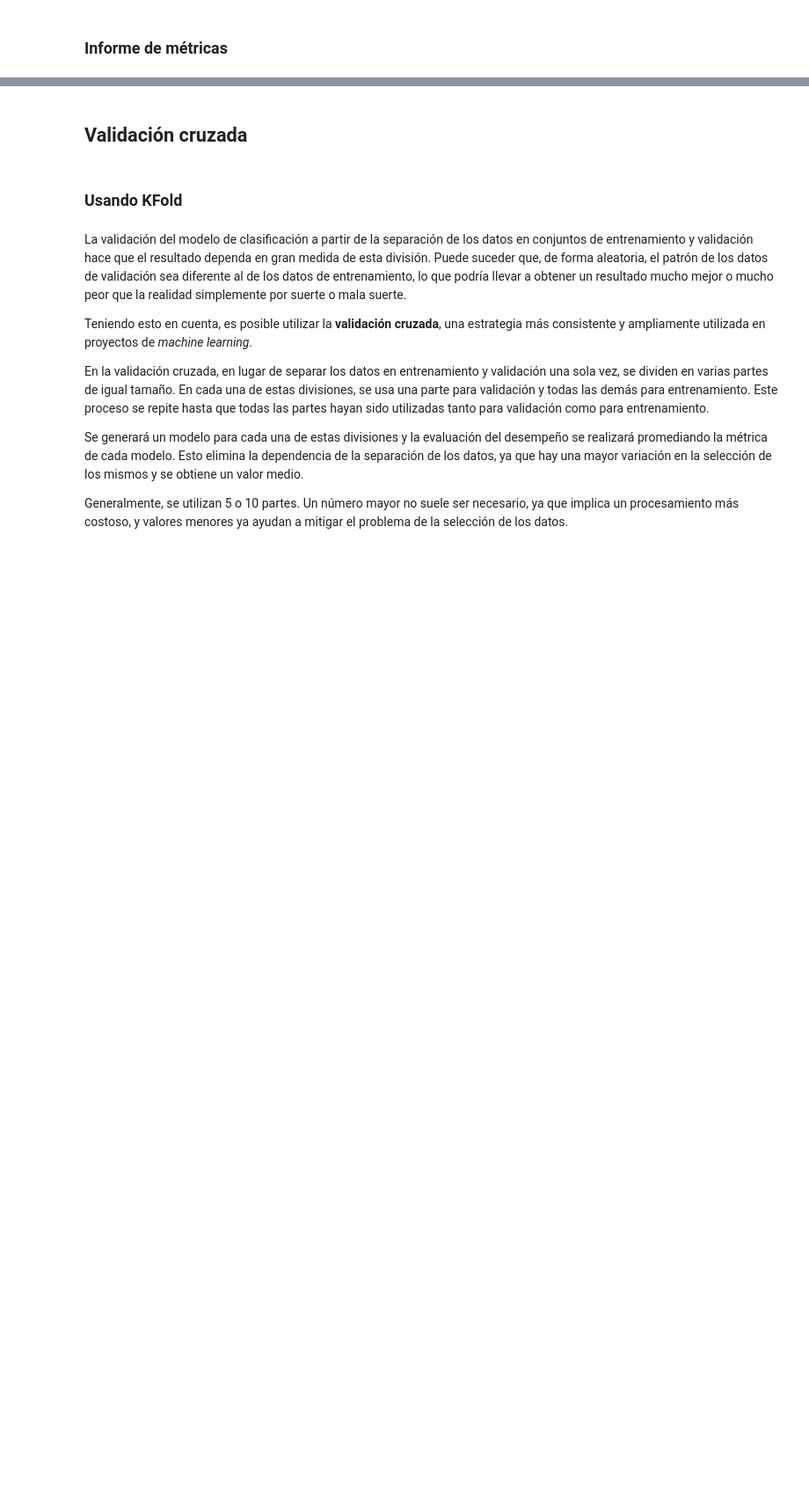
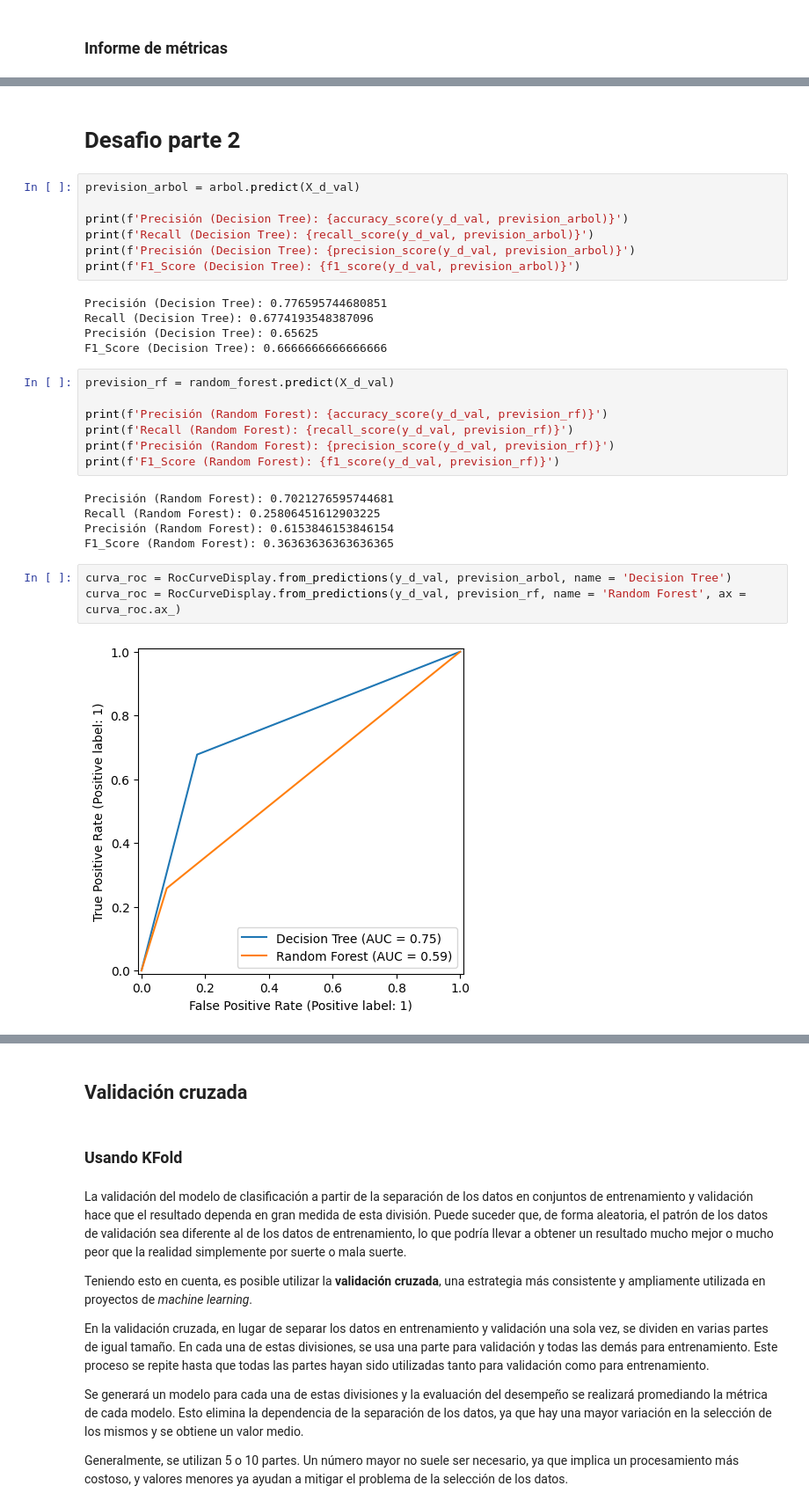
Before and after one commit to Cristiand056/Estadisticas-y-Machine-Learning-G8---ONE, a Jupyter notebook: Clasificacion_validacion_y_metricas.ipynb, the cells around one changed output, grey strips where cells are left out. Shown at 88% size. Drawn from its saved outputs; the diff is of its cells as text; blank space fills up the shorter version.

```diff
--- a/Clasificacion_validacion_y_metricas.ipynb
+++ b/Clasificacion_validacion_y_metricas.ipynb
@@ -259,0 +314,31 @@ Fuente: [paulvanderlaken.com](https://paulvanderlaken.com/2019/08/16/roc-auc-pre
+# %% [markdown]
+# Desafio parte 2
+# %%
+prevision_arbol = arbol.predict(X_d_val)
+
+print(f'Precisión (Decision Tree): {accuracy_score(y_d_val, prevision_arbol)}')
+print(f'Recall (Decision Tree): {recall_score(y_d_val, prevision_arbol)}')
+print(f'Precisión (Decision Tree): {precision_score(y_d_val, prevision_arbol)}')
+print(f'F1_Score (Decision Tree): {f1_score(y_d_val, prevision_arbol)}')
+# %% [output]
+Precisión (Decision Tree): 0.776595744680851
+Recall (Decision Tree): 0.6774193548387096
+Precisión (Decision Tree): 0.65625
+F1_Score (Decision Tree): 0.6666666666666666
+# %%
+prevision_rf = random_forest.predict(X_d_val)
+
+print(f'Precisión (Random Forest): {accuracy_score(y_d_val, prevision_rf)}')
+print(f'Recall (Random Forest): {recall_score(y_d_val, prevision_rf)}')
+print(f'Precisión (Random Forest): {precision_score(y_d_val, prevision_rf)}')
+print(f'F1_Score (Random Forest): {f1_score(y_d_val, prevision_rf)}')
+# %% [output]
+Precisión (Random Forest): 0.7021276595744681
+Recall (Random Forest): 0.25806451612903225
+Precisión (Random Forest): 0.6153846153846154
+F1_Score (Random Forest): 0.36363636363636365
+# %%
+curva_roc = RocCurveDisplay.from_predictions(y_d_val, prevision_arbol, name = 'Decision Tree')
+curva_roc = RocCurveDisplay.from_predictions(y_d_val, prevision_rf, name = 'Random Forest', ax = curva_roc.ax_)
+# %% [output]
+[figure, added]
```
Also changed, not shown: parts of 26 cells of this notebook.
